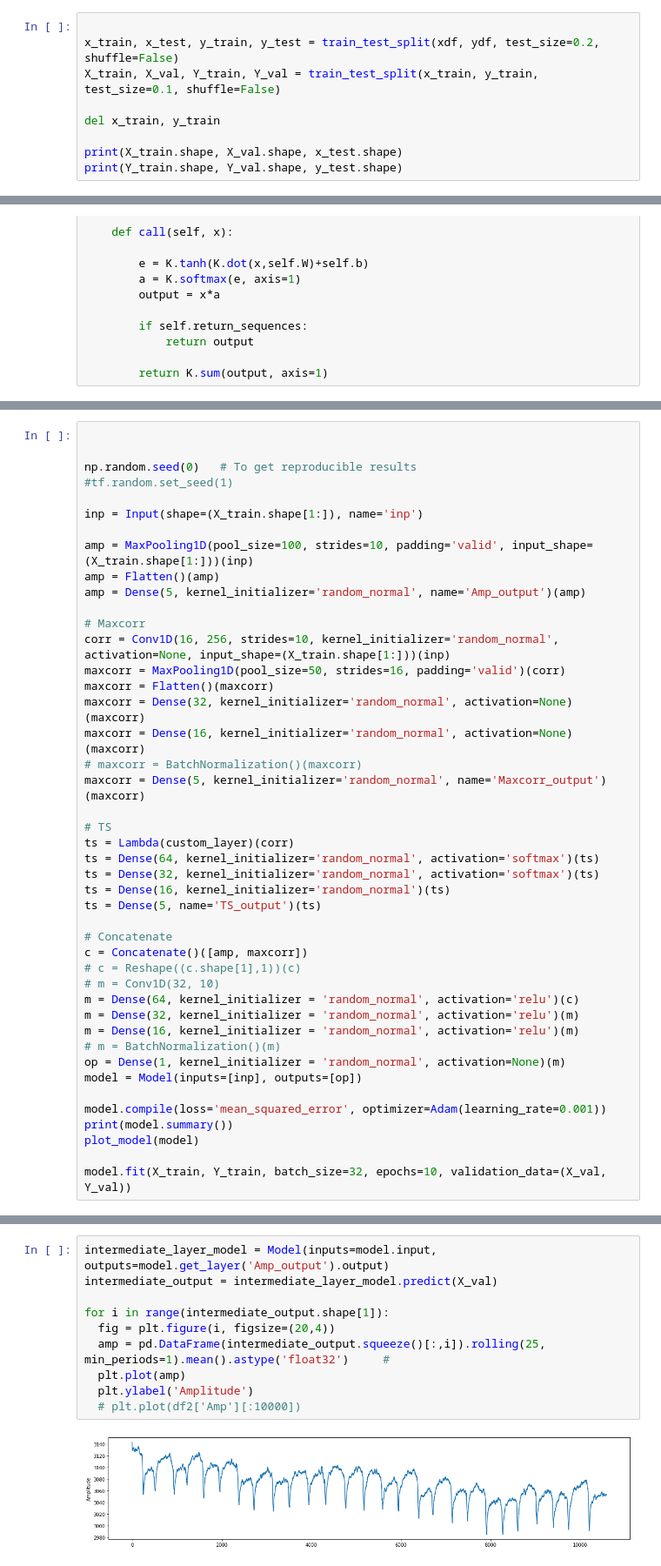
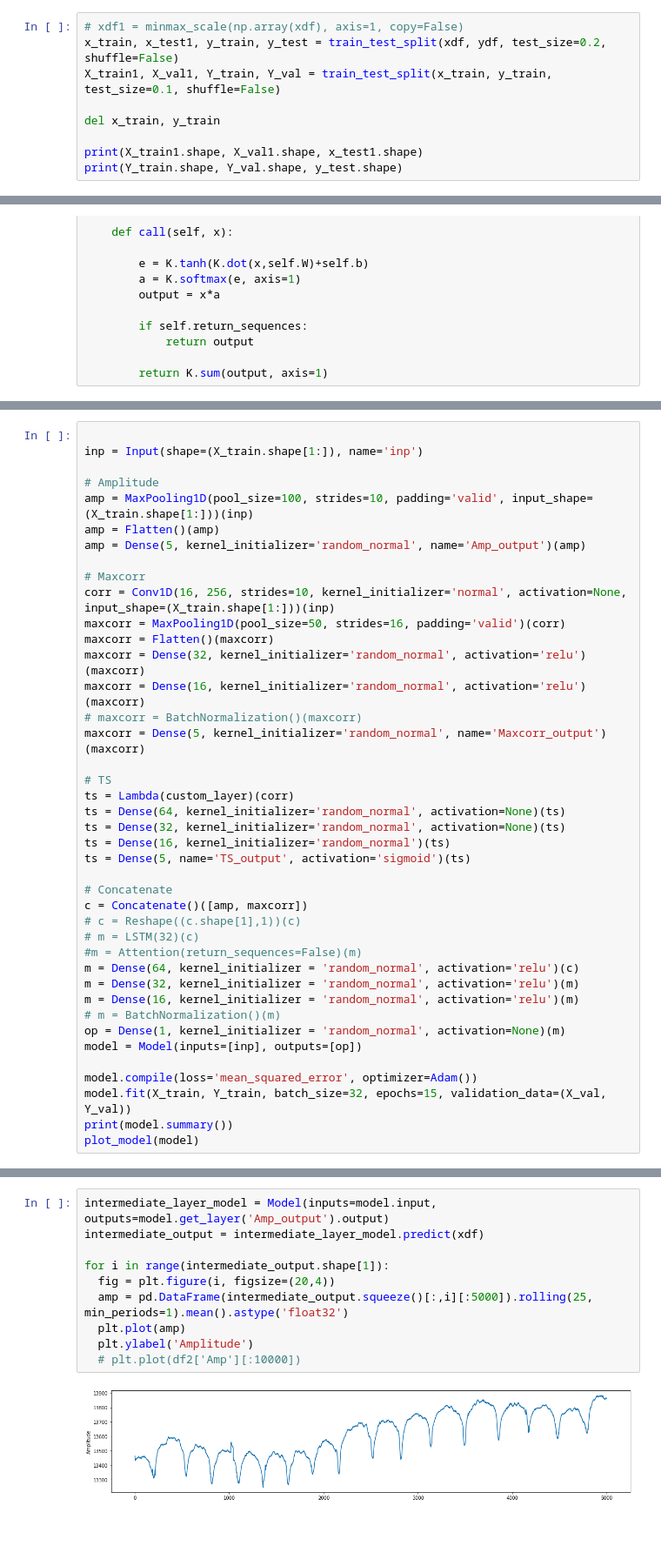
Before and after one commit to vrushaligirkar/Labquake-FeatureGen, a Jupyter notebook: Methods/ParamFormulae_ss.ipynb, the cells around one changed output, grey strips where cells are left out. Shown at 87% size. Saved outputs shown, nothing was run; the diff lists cells and outputs as text; blank space fills up the shorter version.

```diff
--- a/Methods/ParamFormulae_ss.ipynb
+++ b/Methods/ParamFormulae_ss.ipynb
@@ -171,11 +197,11 @@ print(ydf)
 # %%
-
-x_train, x_test, y_train, y_test = train_test_split(xdf, ydf, test_size=0.2, shuffle=False)
-X_train, X_val, Y_train, Y_val = train_test_split(x_train, y_train, test_size=0.1, shuffle=False)
+# xdf1 = minmax_scale(np.array(xdf), axis=1, copy=False)
+x_train, x_test1, y_train, y_test = train_test_split(xdf, ydf, test_size=0.2, shuffle=False)
+X_train1, X_val1, Y_train, Y_val = train_test_split(x_train, y_train, test_size=0.1, shuffle=False)
 
 del x_train, y_train
 
-print(X_train.shape, X_val.shape, x_test.shape)
+print(X_train1.shape, X_val1.shape, x_test1.shape)
 print(Y_train.shape, Y_val.shape, y_test.shape)
 # %% [output]
 (95310, 1568) (10590, 1568) (26475, 1568)
@@ -275,35 +301,33 @@ def refsig_kernel(shape1, dtype=None):
 # %%
-
-
-np.random.seed(0)   # To get reproducible results
-#tf.random.set_seed(1)
 
 inp = Input(shape=(X_train.shape[1:]), name='inp')
 
+# Amplitude
 amp = MaxPooling1D(pool_size=100, strides=10, padding='valid', input_shape=(X_train.shape[1:]))(inp)
 amp = Flatten()(amp)
 amp = Dense(5, kernel_initializer='random_normal', name='Amp_output')(amp)
 
 # Maxcorr
-corr = Conv1D(16, 256, strides=10, kernel_initializer='random_normal', activation=None, input_shape=(X_train.shape[1:]))(inp)
+corr = Conv1D(16, 256, strides=10, kernel_initializer='normal', activation=None, input_shape=(X_train.shape[1:]))(inp)
 maxcorr = MaxPooling1D(pool_size=50, strides=16, padding='valid')(corr)
 maxcorr = Flatten()(maxcorr)
-maxcorr = Dense(32, kernel_initializer='random_normal', activation=None)(maxcorr)
-maxcorr = Dense(16, kernel_initializer='random_normal', activation=None)(maxcorr)
+maxcorr = Dense(32, kernel_initializer='random_normal', activation='relu')(maxcorr)
+maxcorr = Dense(16, kernel_initializer='random_normal', activation='relu')(maxcorr)
 # maxcorr = BatchNormalization()(maxcorr)
 maxcorr = Dense(5, kernel_initializer='random_normal', name='Maxcorr_output')(maxcorr)
 
 # TS
 ts = Lambda(custom_layer)(corr)
-ts = Dense(64, kernel_initializer='random_normal', activation='softmax')(ts)
-ts = Dense(32, kernel_initializer='random_normal', activation='softmax')(ts)
+ts = Dense(64, kernel_initializer='random_normal', activation=None)(ts)
+ts = Dense(32, kernel_initializer='random_normal', activation=None)(ts)
 ts = Dense(16, kernel_initializer='random_normal')(ts)
-ts = Dense(5, name='TS_output')(ts)
+ts = Dense(5, name='TS_output', activation='sigmoid')(ts)
 
 # Concatenate
 c = Concatenate()([amp, maxcorr])
 # c = Reshape((c.shape[1],1))(c)
-# m = Conv1D(32, 10)
+# m = LSTM(32)(c)
+#m = Attention(return_sequences=False)(m)
 m = Dense(64, kernel_initializer = 'random_normal', activation='relu')(c)
 m = Dense(32, kernel_initializer = 'random_normal', activation='relu')(m)
 m = Dense(16, kernel_initializer = 'random_normal', activation='relu')(m)
@@ -311,9 +335,8 @@ m = Dense(16, kernel_initializer = 'random_normal', activation='relu')(m)
 op = Dense(1, kernel_initializer = 'random_normal', activation=None)(m)
 model = Model(inputs=[inp], outputs=[op])
 
-model.compile(loss='mean_squared_error', optimizer=Adam(learning_rate=0.001))
+model.compile(loss='mean_squared_error', optimizer=Adam())
+model.fit(X_train, Y_train, batch_size=32, epochs=15, validation_data=(X_val, Y_val))
 print(model.summary())
 plot_model(model)
-
-model.fit(X_train, Y_train, batch_size=32, epochs=10, validation_data=(X_val, Y_val))
 # %% [output]
@@ -384,12 +407,12 @@ results_plot(3, y_test.values, y_predTest, 'Testing data', 'r')
 # %%
 intermediate_layer_model = Model(inputs=model.input, outputs=model.get_layer('Amp_output').output)
-intermediate_output = intermediate_layer_model.predict(X_val)
+intermediate_output = intermediate_layer_model.predict(xdf)
 
 for i in range(intermediate_output.shape[1]):
   fig = plt.figure(i, figsize=(20,4))
-  amp = pd.DataFrame(intermediate_output.squeeze()[:,i]).rolling(25, min_periods=1).mean().astype('float32')     #
+  amp = pd.DataFrame(intermediate_output.squeeze()[:,i][:5000]).rolling(25, min_periods=1).mean().astype('float32')
   plt.plot(amp)
   plt.ylabel('Amplitude')
   # plt.plot(df2['Amp'][:10000])
 # %% [output]
-[figure, old version]
+[figure, new version]
```
Also changed, not shown: parts of 22 cells of this notebook.
